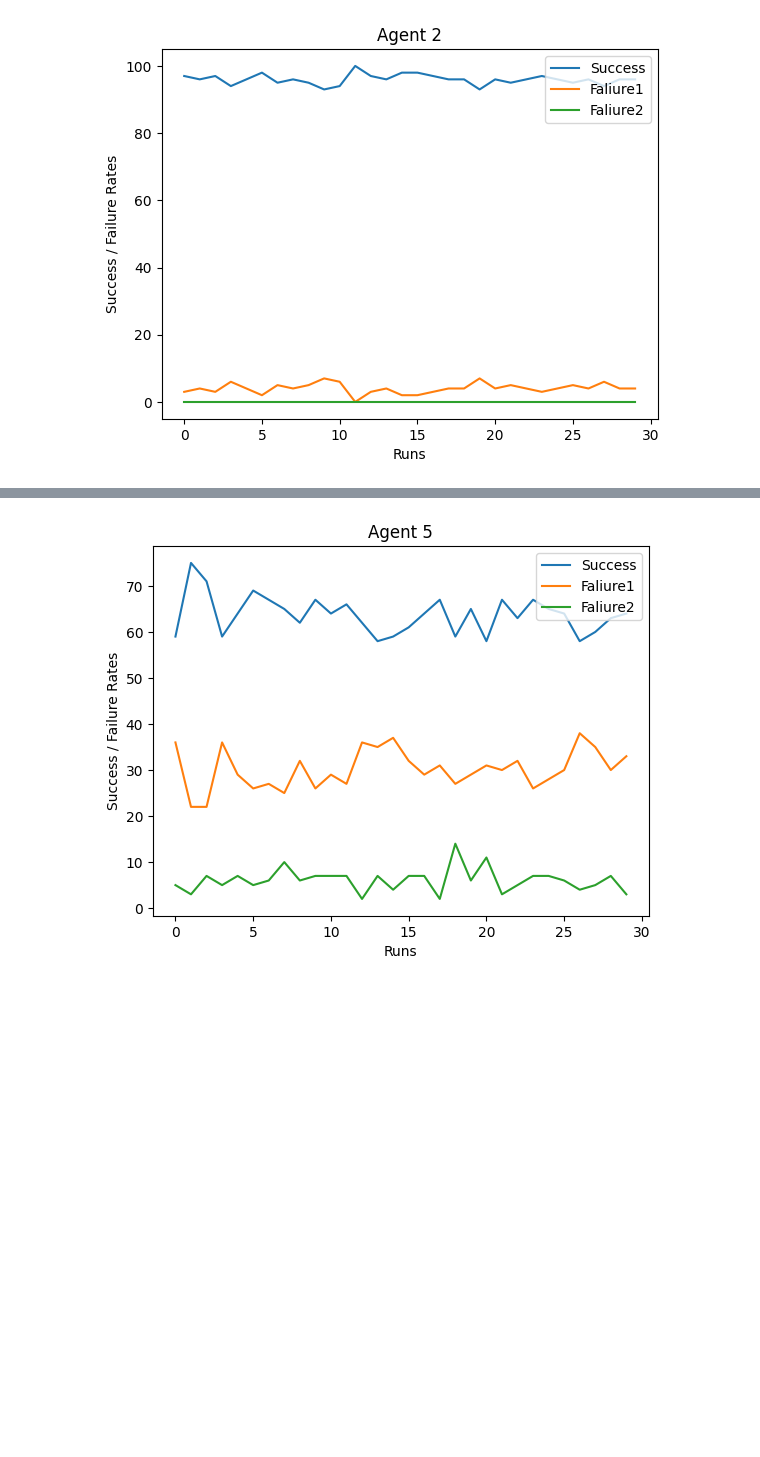
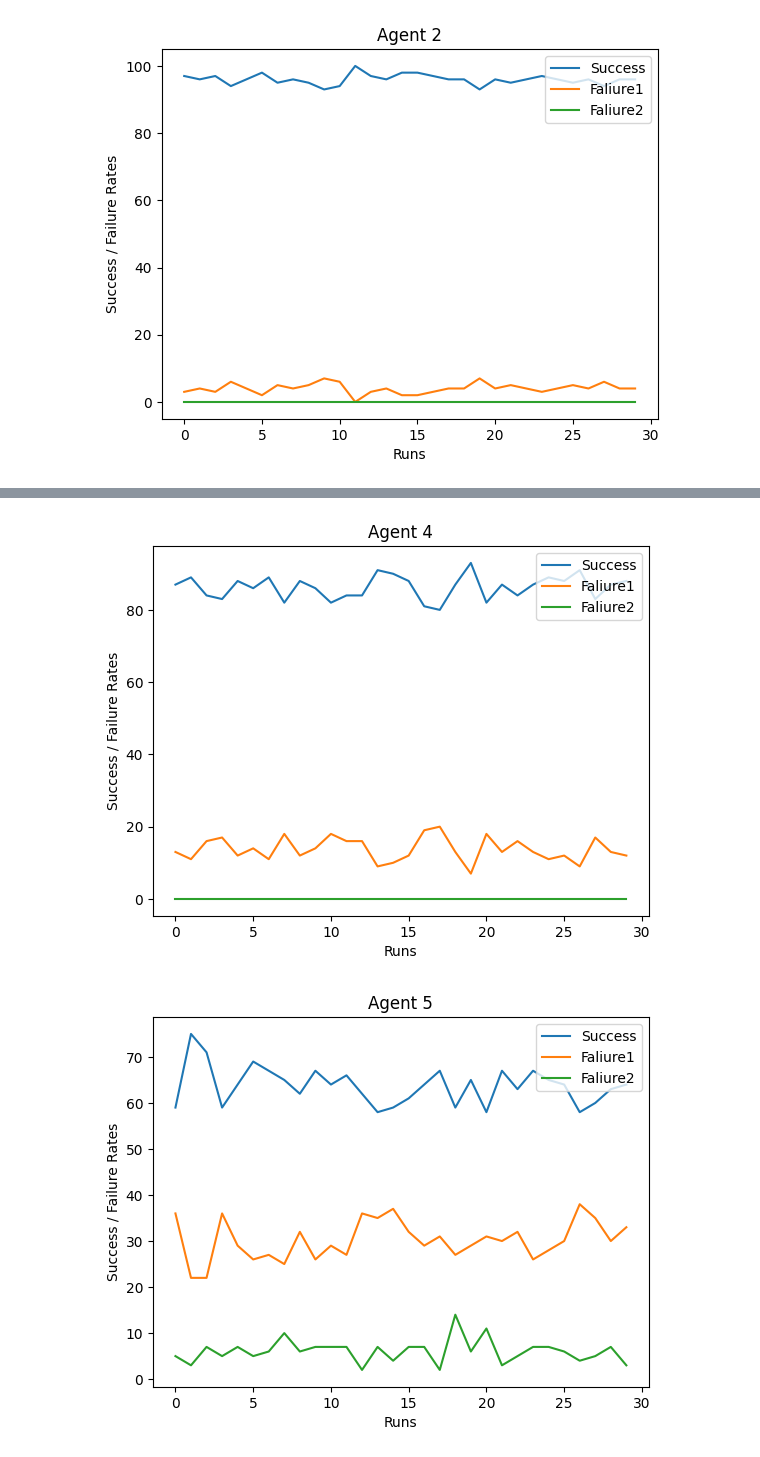
Before and after one commit to Rishit19/Project-Circle-of-Life, a Jupyter notebook: all agents.ipynb, the cells around one changed output, grey strips where cells are left out. Drawn from its saved outputs; the diff is of its cells as text; code cells hidden in the pictures; blank space fills up the shorter version.

```diff
--- a/all agents.ipynb
+++ b/all agents.ipynb
@@ -1686,3 +1695,26 @@ plt.show()
+# %%
+
+#* Agent 4
+# Prey 8.279957255292924
+# [7.83289817232376, 7.854984894259818, 9.134125636672326, 8.10641627543036, 7.697790449037776, 9.143742735373886, 8.387316740538697, 10.0311310965064, 7.379954882371899, 9.356081452944414, 7.379569525111035, 7.657021877205364, 9.917355371900827, 7.846039970392302, 8.972503617945007, 10.196476964769648, 7.616316124920332, 7.751937984496124, 7.616546290216678, 8.75046347793845, 8.931419457735247, 7.512580877066859, 9.552910903827597, 7.666542612579084, 7.101086048454469, 7.165109034267912, 7.135644564119826, 9.27536231884058, 6.6827697262479875, 8.746618575293057]
+# success rate:  86.26666666666667
+# faliure 1 rate:  13.733333333333334
+# faliure 2 rate:  0.0
+
+Success =  [87, 89, 84, 83, 88, 86, 89, 82, 88, 86, 82, 84, 84, 91, 90, 88, 81, 80, 87, 93, 82, 87, 84, 87, 89, 88, 91, 83, 87, 88]
+Faliure1 =  [13, 11, 16, 17, 12, 14, 11, 18, 12, 14, 18, 16, 16, 9, 10, 12, 19, 20, 13, 7, 18, 13, 16, 13, 11, 12, 9, 17, 13, 12]
+Faliure2 =   [0, 0, 0, 0, 0, 0, 0, 0, 0, 0, 0, 0, 0, 0, 0, 0, 0, 0, 0, 0, 0, 0, 0, 0, 0, 0, 0, 0, 0, 0]
+
+plt.plot(Success,label = "Success")
+plt.plot(Faliure1,label = "Faliure1")
+plt.plot(Faliure2,label = "Faliure2")
+plt.legend(loc = "upper right")
+plt.title("Agent 4")
+plt.xlabel("Runs")
+plt.ylabel("Success / Failure Rates")
+plt.show()
+# %% [output]
+[figure, added]
 # %%
 #agent 5
 Success =  [59, 75, 71, 59, 64, 69, 67, 65, 62, 67, 64, 66, 62, 58, 59, 61, 64, 67, 59, 65, 58, 67, 63, 67, 65, 64, 58, 60, 63, 64]
```
Also changed, not shown: parts of 12 cells of this notebook.
